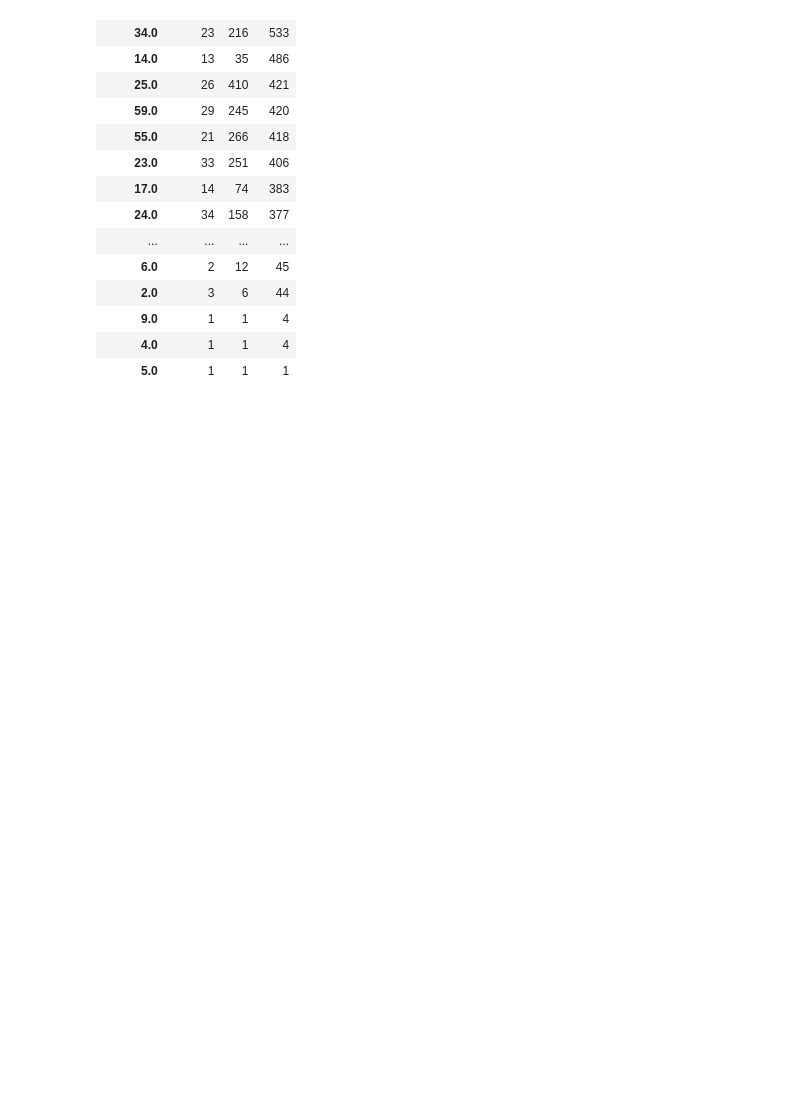
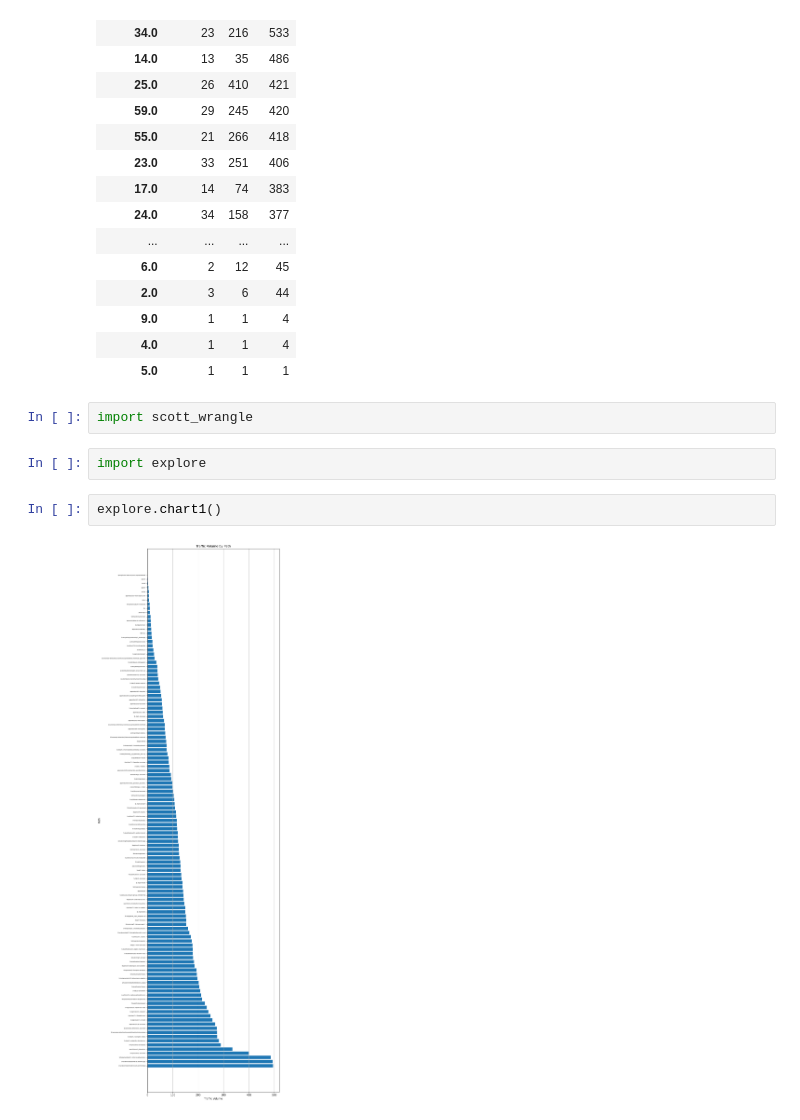
Before and after one commit to Anomaly-Detection-Group/anomaly_detection_project, a Jupyter notebook: Mannie/anomaly_workbook.ipynb, the cells around one changed output. Saved outputs shown, nothing was run; the diff lists cells and outputs as text; blank space fills up the shorter version.

Commit message:
saving explore

```diff
--- a/Mannie/anomaly_workbook.ipynb
+++ b/Mannie/anomaly_workbook.ipynb
@@ -480,3 +480,11 @@ df.groupby('cohort_id')['user_id', 'ip', 'path'].nunique().sort_values(by='path'
 | 9.0 | 1 | 1 | 4 |
 | 4.0 | 1 | 1 | 4 |
 | 5.0 | 1 | 1 | 1 |
+# %%
+import scott_wrangle
+# %%
+import explore
+# %%
+explore.chart1()
+# %% [output]
+[figure, added]
```
Also changed, not shown: parts of 1 cell of this notebook, 2 other files.
